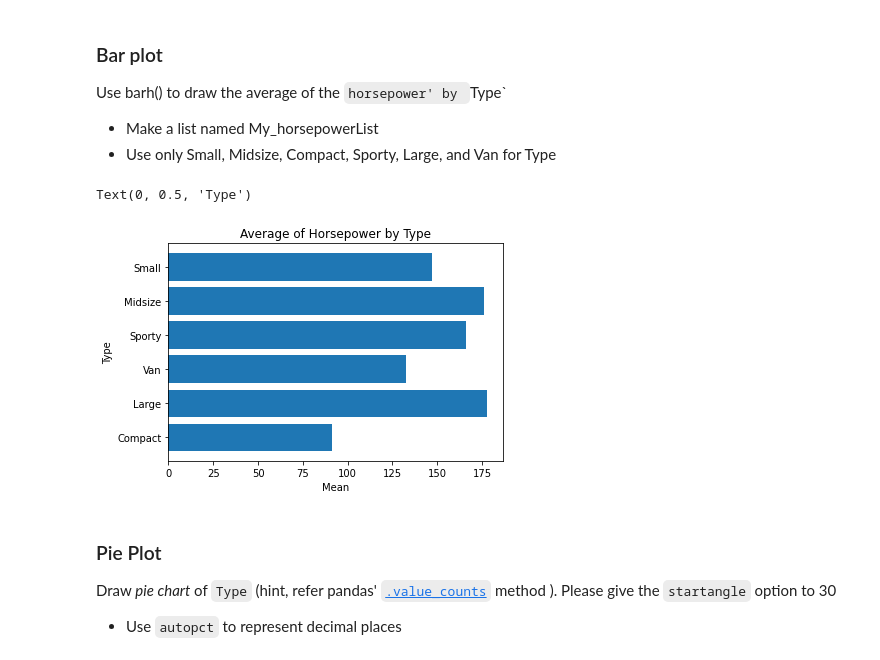
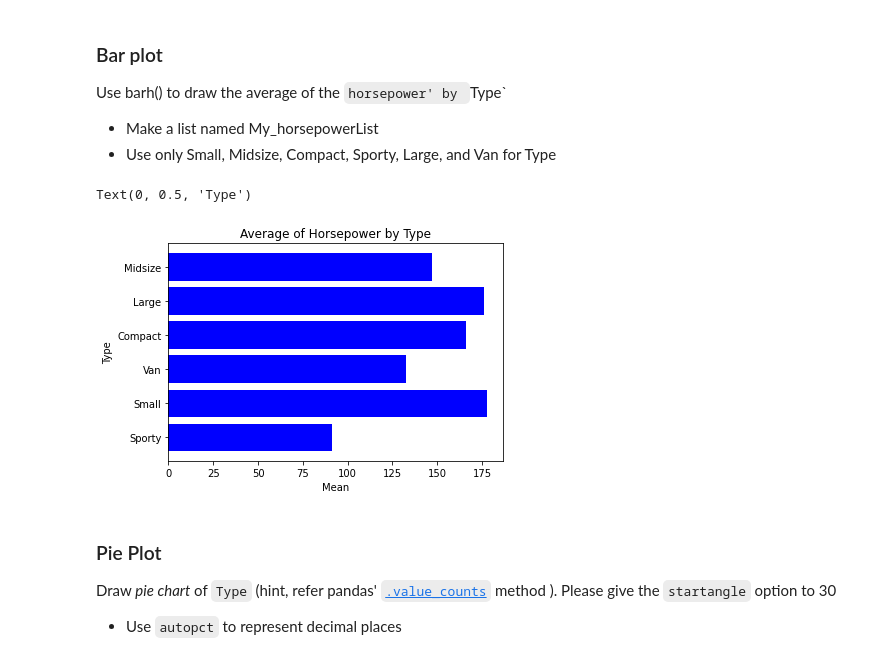
Before and after one commit to anjfhgkfRk/dap2022, a Jupyter notebook: lecture4.ipynb, the cells around one changed output. Cells and saved outputs as stored; diff of their text form; code cells hidden in the pictures.

```diff
--- a/lecture4.ipynb
+++ b/lecture4.ipynb
@@ -62,7 +62,7 @@ Draw the horsepower mean by type
 - df_sample should contain only `Type` and `Horsepower` properties
 - Drop the `NAN` value
 # %%
-df_sample = df###########
+df_sample = df[['Type', 'Horsepower']]
 df_sample
 # %% [output]
 |  | Type | Horsepower |
@@ -99,19 +99,24 @@ Use barh() to draw the average of the `horsepower' by `Type`
 # %%
 TypeList=list(set(df['Type'].dropna().values))
 
 # Make List
 My_HorsepowerList=[
-   #####make code######
-]
+   df_sample[df_sample['Type']=='Small']["Horsepower"].mean(),
+   df_sample[df_sample['Type']=='Midsize']["Horsepower"].mean(),
+   df_sample[df_sample['Type']=='Compact']["Horsepower"].mean(),
+   df_sample[df_sample['Type']=='Sporty']["Horsepower"].mean(),
+   df_sample[df_sample['Type']=='Large']["Horsepower"].mean(),
+   df_sample[df_sample['Type']=='Van']["Horsepower"].mean()
+   ]
 
 # Draw plot
-plt###########
+plt.barh(TypeList, My_HorsepowerList, color = "blue")
 plt.title('Average of Horsepower by Type')
 plt.xlabel('Mean')
 plt.ylabel('Type')
 # %% [output]
 Text(0, 0.5, 'Type')
-[figure, old version]
+[figure, new version]
 # %% [markdown]
 ### Pie Plot
 
```
Also changed, not shown: parts of 20 cells of this notebook.
